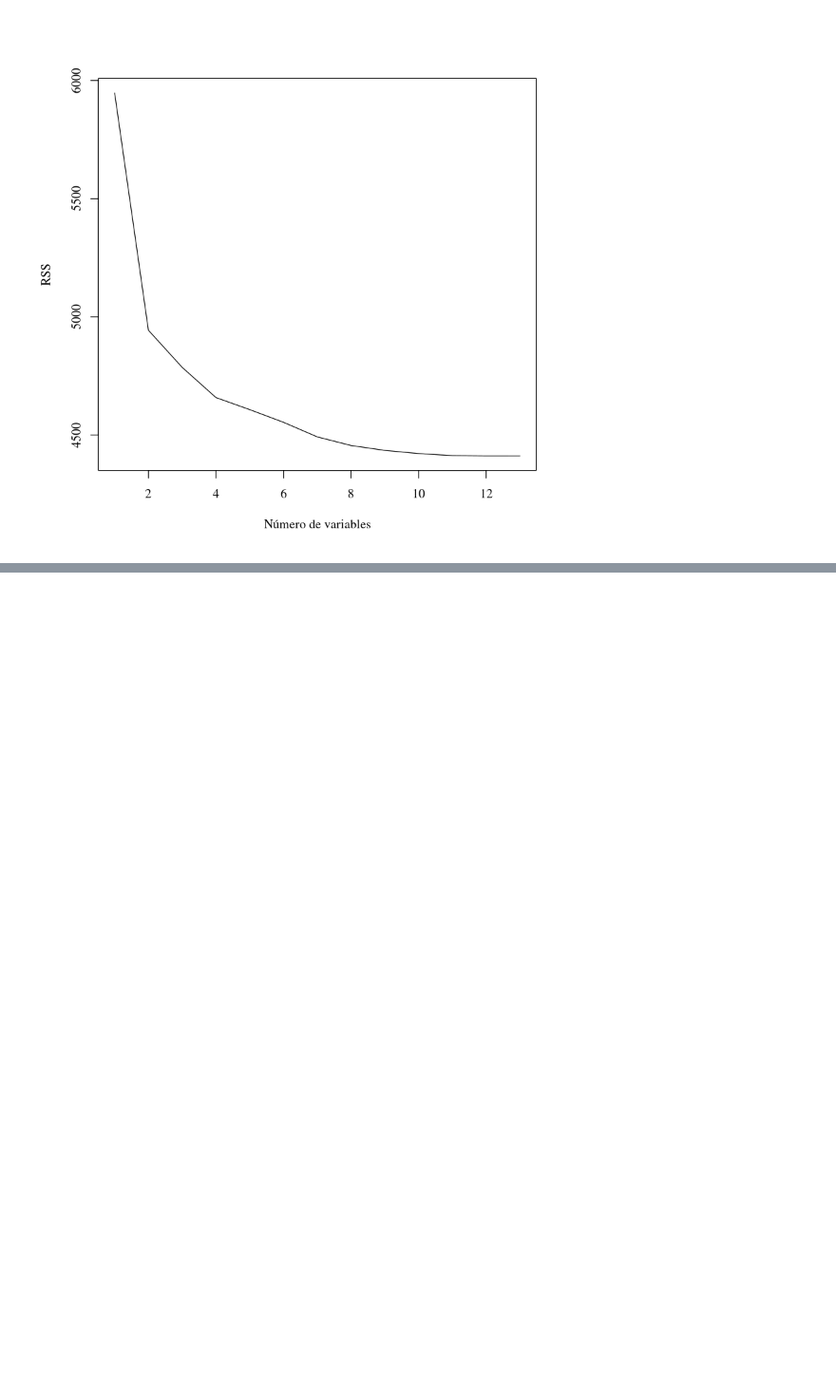
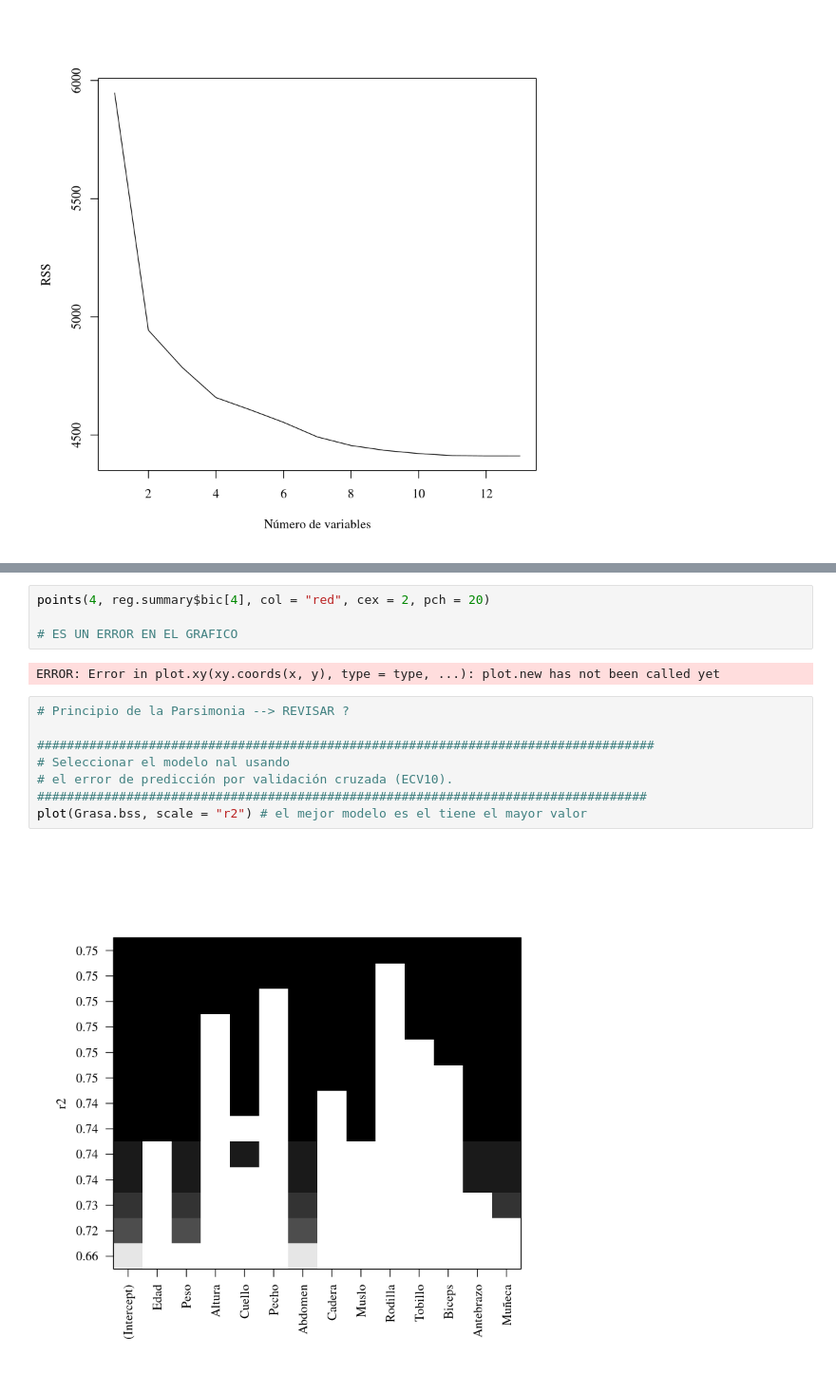
Before and after one commit to jgomezz/MsEstadAplic_MetodosEstadisticos, a Jupyter notebook: RegresionAplicada-13-SeleccionDeVariables.ipynb, the cells around one changed output, grey strips where cells are left out. Shown at 95% size. Drawn from its saved outputs; the diff is of its cells as text; blank space fills up the shorter version.

```diff
--- a/RegresionAplicada-13-SeleccionDeVariables.ipynb
+++ b/RegresionAplicada-13-SeleccionDeVariables.ipynb
@@ -160,0 +204,16 @@ plot(reg.summary$adjr2, xlab = "Número de variables", ylab = "Adjusted RSq", ty
+# %%
+points(4, reg.summary$bic[4], col = "red", cex = 2, pch = 20)
+
+# ES UN ERROR EN EL GRAFICO
+# %% [output]
+ERROR: Error in plot.xy(xy.coords(x, y), type = type, ...): plot.new has not been called yet
+# %%
+# Principio de la Parsimonia --> REVISAR ?
+
+###################################################################################
+# Seleccionar el modelo nal usando
+# el error de predicción por validación cruzada (ECV10).
+##################################################################################
+plot(Grasa.bss, scale = "r2") # el mejor modelo es el tiene el mayor valor
+# %% [output]
+[figure, added]
```
Also changed, not shown: parts of 10 cells of this notebook.
